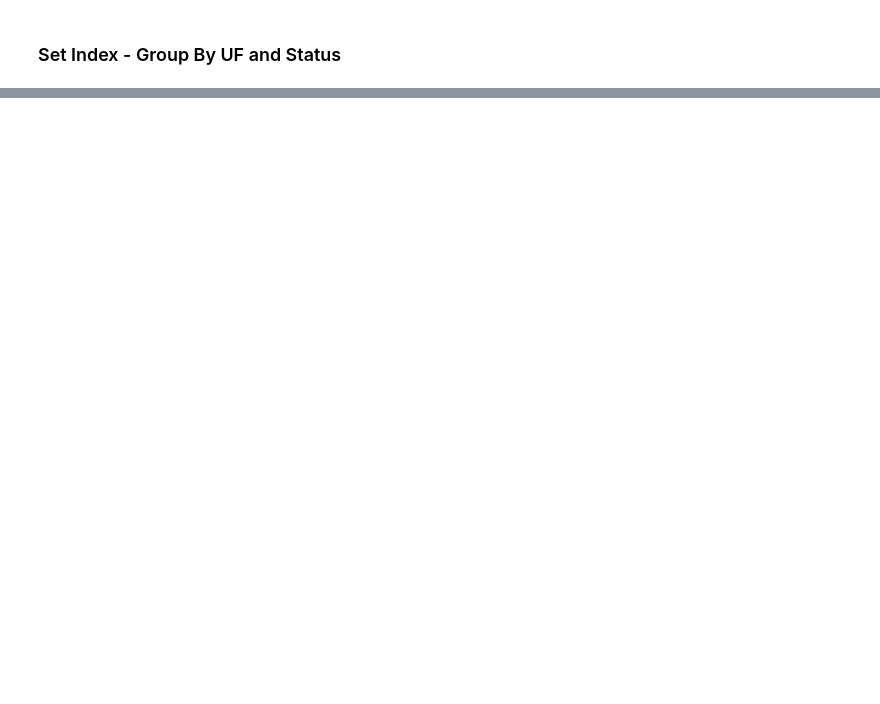
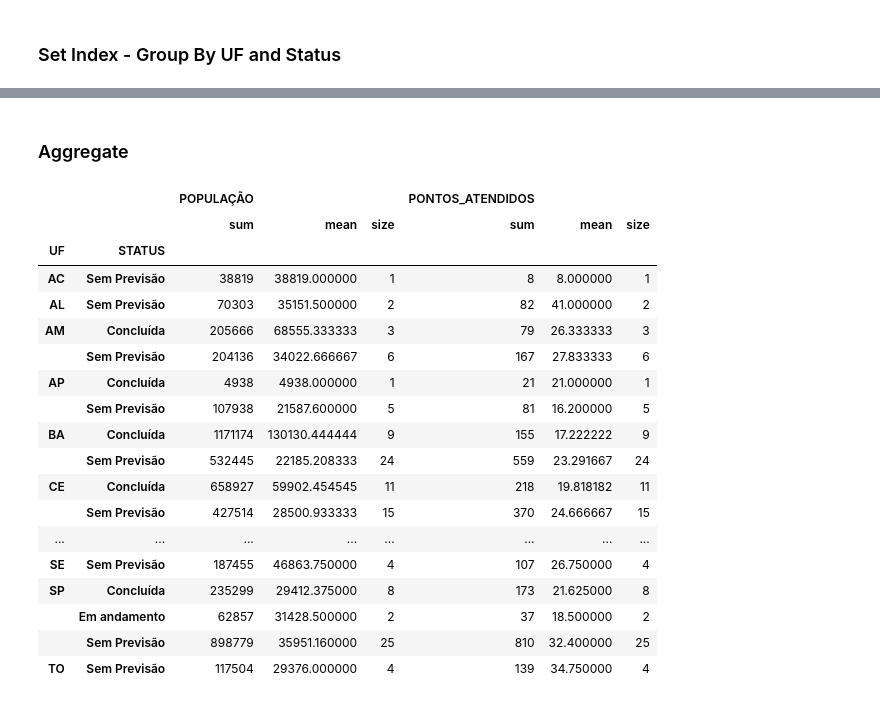
Before and after one commit to cfascina/rtaps, a Jupyter notebook: projects/digital-cities/main.ipynb, the cells around one changed output, grey strips where cells are left out. Cells and saved outputs as stored; diff of their text form; code cells hidden in the pictures; blank space fills up the shorter version.

Commit message:
Aggregate

```diff
--- a/projects/digital-cities/main.ipynb
+++ b/projects/digital-cities/main.ipynb
@@ -55,0 +181,24 @@ dataByIndexUfAndStatus.sum()
+# %% [markdown]
+### Aggregate
+# %%
+dataByIndexUfAndStatus.aggregate([np.sum, np.mean, np.size])
+# %% [output]
+|  |  | POPULAÇÃO |  |  | PONTOS_ATENDIDOS |  |  |
+|  |  | sum | mean | size | sum | mean | size |
+| UF | STATUS |  |  |  |  |  |  |
+| AC | Sem Previsão | 38819 | 38819.000000 | 1 | 8 | 8.000000 | 1 |
+| AL | Sem Previsão | 70303 | 35151.500000 | 2 | 82 | 41.000000 | 2 |
+| AM | Concluída | 205666 | 68555.333333 | 3 | 79 | 26.333333 | 3 |
+|  | Sem Previsão | 204136 | 34022.666667 | 6 | 167 | 27.833333 | 6 |
+| AP | Concluída | 4938 | 4938.000000 | 1 | 21 | 21.000000 | 1 |
+|  | Sem Previsão | 107938 | 21587.600000 | 5 | 81 | 16.200000 | 5 |
+| BA | Concluída | 1171174 | 130130.444444 | 9 | 155 | 17.222222 | 9 |
+|  | Sem Previsão | 532445 | 22185.208333 | 24 | 559 | 23.291667 | 24 |
+| CE | Concluída | 658927 | 59902.454545 | 11 | 218 | 19.818182 | 11 |
+|  | Sem Previsão | 427514 | 28500.933333 | 15 | 370 | 24.666667 | 15 |
+| ... | ... | ... | ... | ... | ... | ... | ... |
+| SE | Sem Previsão | 187455 | 46863.750000 | 4 | 107 | 26.750000 | 4 |
+| SP | Concluída | 235299 | 29412.375000 | 8 | 173 | 21.625000 | 8 |
+|  | Em andamento | 62857 | 31428.500000 | 2 | 37 | 18.500000 | 2 |
+|  | Sem Previsão | 898779 | 35951.160000 | 25 | 810 | 32.400000 | 25 |
+| TO | Sem Previsão | 117504 | 29376.000000 | 4 | 139 | 34.750000 | 4 |
```
Also changed, not shown: parts of 11 cells of this notebook.
